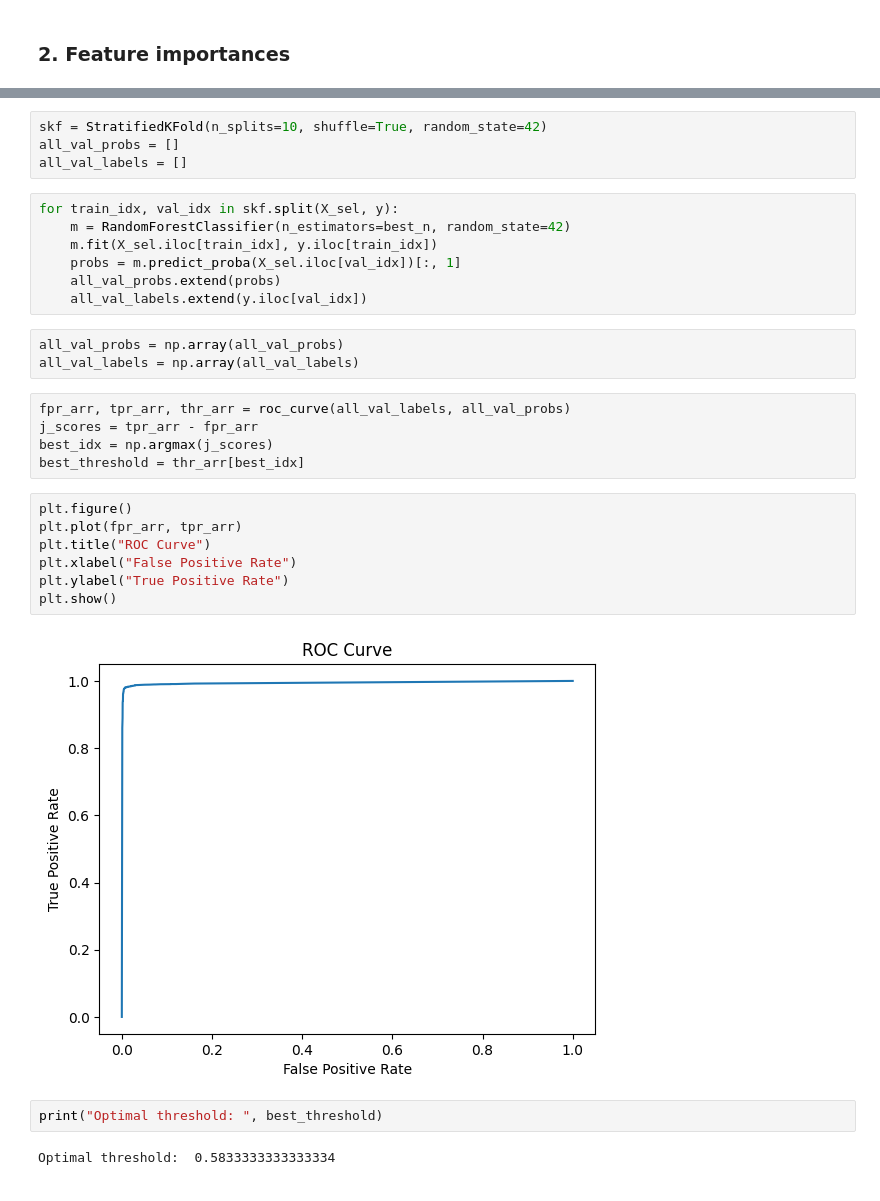
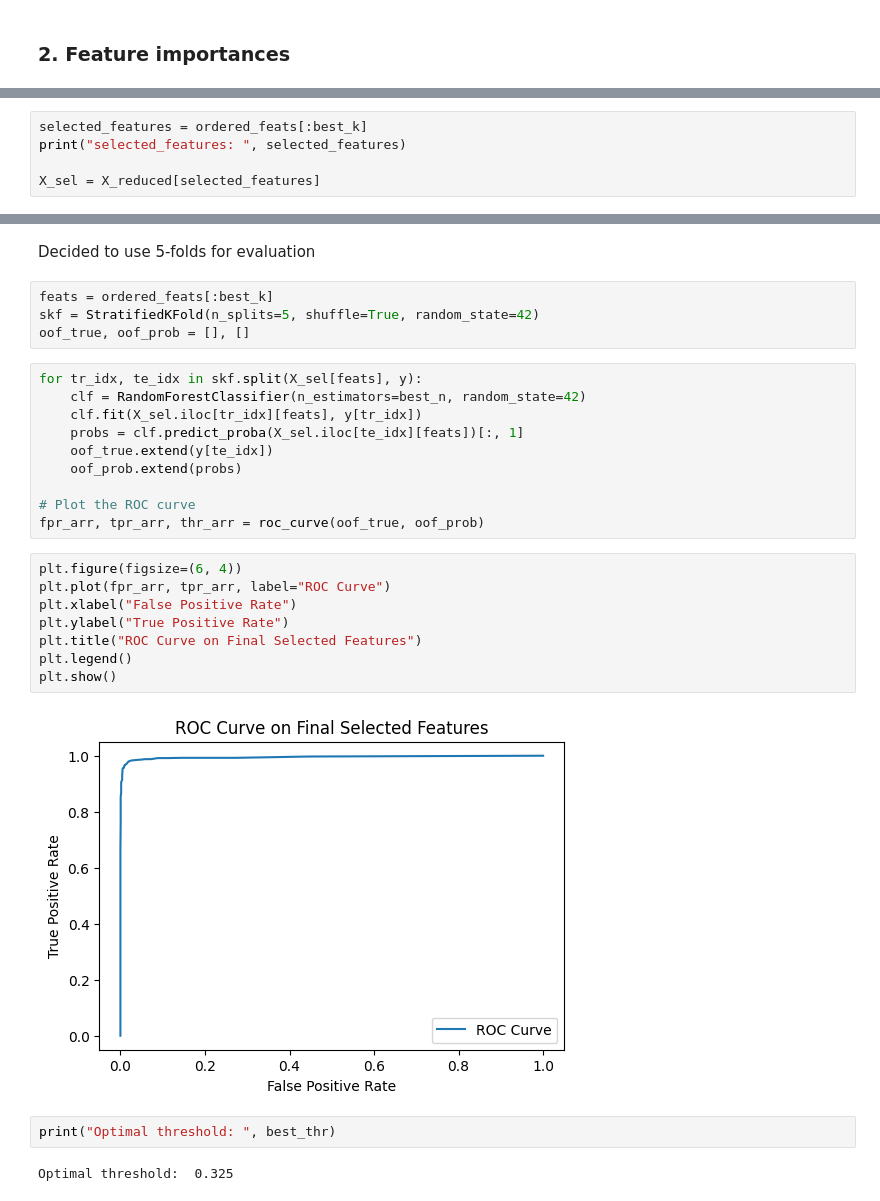
Before and after one commit to mayabenzeev/PhishingDetector_Extension, a Jupyter notebook: Analysis.ipynb, the cells around one changed output, grey strips where cells are left out. Drawn from its saved outputs; the diff is of its cells as text.

```diff
--- a/Analysis.ipynb
+++ b/Analysis.ipynb
@@ -141,0 +269,5 @@ selected_features:  ['url_length', 'entropy', 'subdomain_length', 'dot_count']
+# %%
+selected_features = ordered_feats[:best_k]
+print("selected_features: ", selected_features)
+
+X_sel = X_reduced[selected_features]
@@ -144,33 +283,31 @@ selected_features:  ['url_length', 'entropy', 'subdomain_length', 'dot_count']
+# %% [markdown]
+Decided to use 5-folds for evaluation
 # %%
-skf = StratifiedKFold(n_splits=10, shuffle=True, random_state=42)
-all_val_probs = []
-all_val_labels = []
+feats = ordered_feats[:best_k]
+skf = StratifiedKFold(n_splits=5, shuffle=True, random_state=42)
+oof_true, oof_prob = [], []
 # %%
-for train_idx, val_idx in skf.split(X_sel, y):
-    m = RandomForestClassifier(n_estimators=best_n, random_state=42)
-    m.fit(X_sel.iloc[train_idx], y.iloc[train_idx])
-    probs = m.predict_proba(X_sel.iloc[val_idx])[:, 1]
-    all_val_probs.extend(probs)
-    all_val_labels.extend(y.iloc[val_idx])
+for tr_idx, te_idx in skf.split(X_sel[feats], y):
+    clf = RandomForestClassifier(n_estimators=best_n, random_state=42)
+    clf.fit(X_sel.iloc[tr_idx][feats], y[tr_idx])
+    probs = clf.predict_proba(X_sel.iloc[te_idx][feats])[:, 1]
+    oof_true.extend(y[te_idx])
+    oof_prob.extend(probs)
+
+# Plot the ROC curve
+fpr_arr, tpr_arr, thr_arr = roc_curve(oof_true, oof_prob)
-# %%
-all_val_probs = np.array(all_val_probs)
-all_val_labels = np.array(all_val_labels)
-# %%
-fpr_arr, tpr_arr, thr_arr = roc_curve(all_val_labels, all_val_probs)
-j_scores = tpr_arr - fpr_arr
-best_idx = np.argmax(j_scores)
-best_threshold = thr_arr[best_idx]
 # %%
-plt.figure()
-plt.plot(fpr_arr, tpr_arr)
-plt.title("ROC Curve")
+plt.figure(figsize=(6, 4))
+plt.plot(fpr_arr, tpr_arr, label="ROC Curve")
 plt.xlabel("False Positive Rate")
 plt.ylabel("True Positive Rate")
+plt.title("ROC Curve on Final Selected Features")
+plt.legend()
 plt.show()
 # %% [output]
-[figure, old version]
+[figure, new version]
 # %%
-print("Optimal threshold: ", best_threshold)
+print("Optimal threshold: ", best_thr)
 # %% [output]
-Optimal threshold:  0.5833333333333334
+Optimal threshold:  0.325
 # %% [markdown]
```
Also changed, not shown: parts of 59 cells of this notebook.
